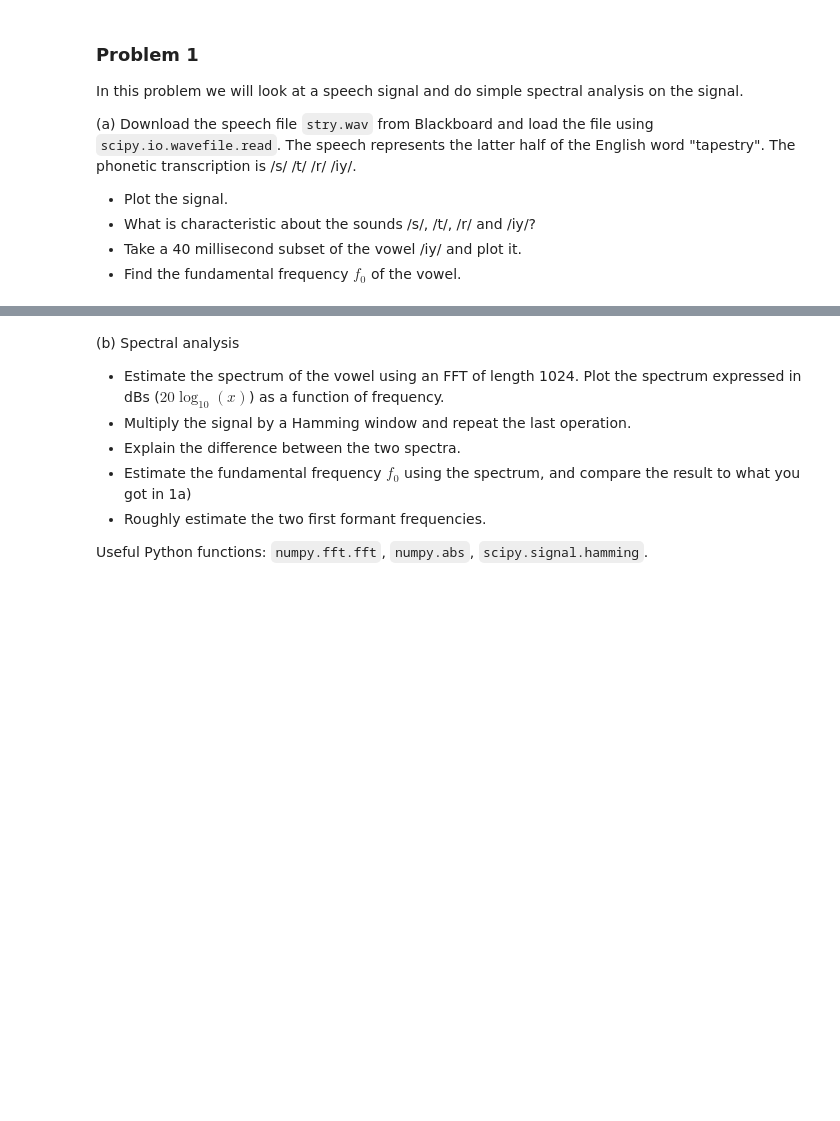
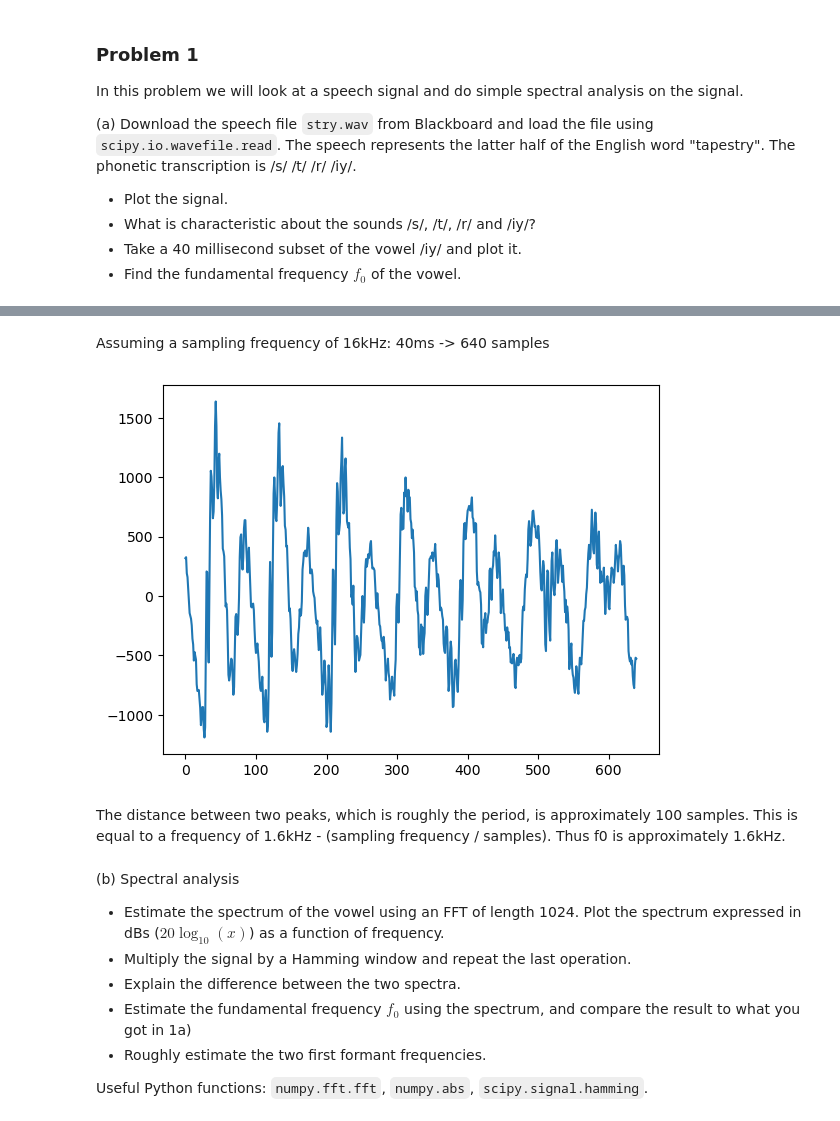
Before and after one commit to martinfsl/TTT4185, a Jupyter notebook: Assignments/Assignment_1/TTT4185_assignment_1.ipynb, the cells around one changed output, grey strips where cells are left out. Drawn from its saved outputs; the diff is of its cells as text; code cells hidden in the pictures; blank space fills up the shorter version.

```diff
--- a/Assignments/Assignment_1/TTT4185_assignment_1.ipynb
+++ b/Assignments/Assignment_1/TTT4185_assignment_1.ipynb
@@ -22,3 +39,16 @@ Fs, data = scipy.io.wavfile.read('stry.wav')
+# %% [markdown]
+Assuming a sampling frequency of 16kHz: 40ms -> 640 samples
+# %%
+fs = 16000
+
+plt.plot(data[-640:])
+plt.show()
+# %% [output]
+[figure, added]
+# %% [markdown]
+The distance between two peaks, which is roughly the period, is approximately 100 samples.
+This is equal to a frequency of 1.6kHz - (sampling frequency / samples).
+Thus f0 is approximately 1.6kHz.
 # %% [markdown]
 (b) Spectral analysis
 - Estimate the spectrum of the vowel using an FFT of length 1024. Plot the spectrum expressed in dBs ($20 \log_10(x)$) as a function of frequency.
```
Also changed, not shown: parts of 5 cells of this notebook, 1 other file.
